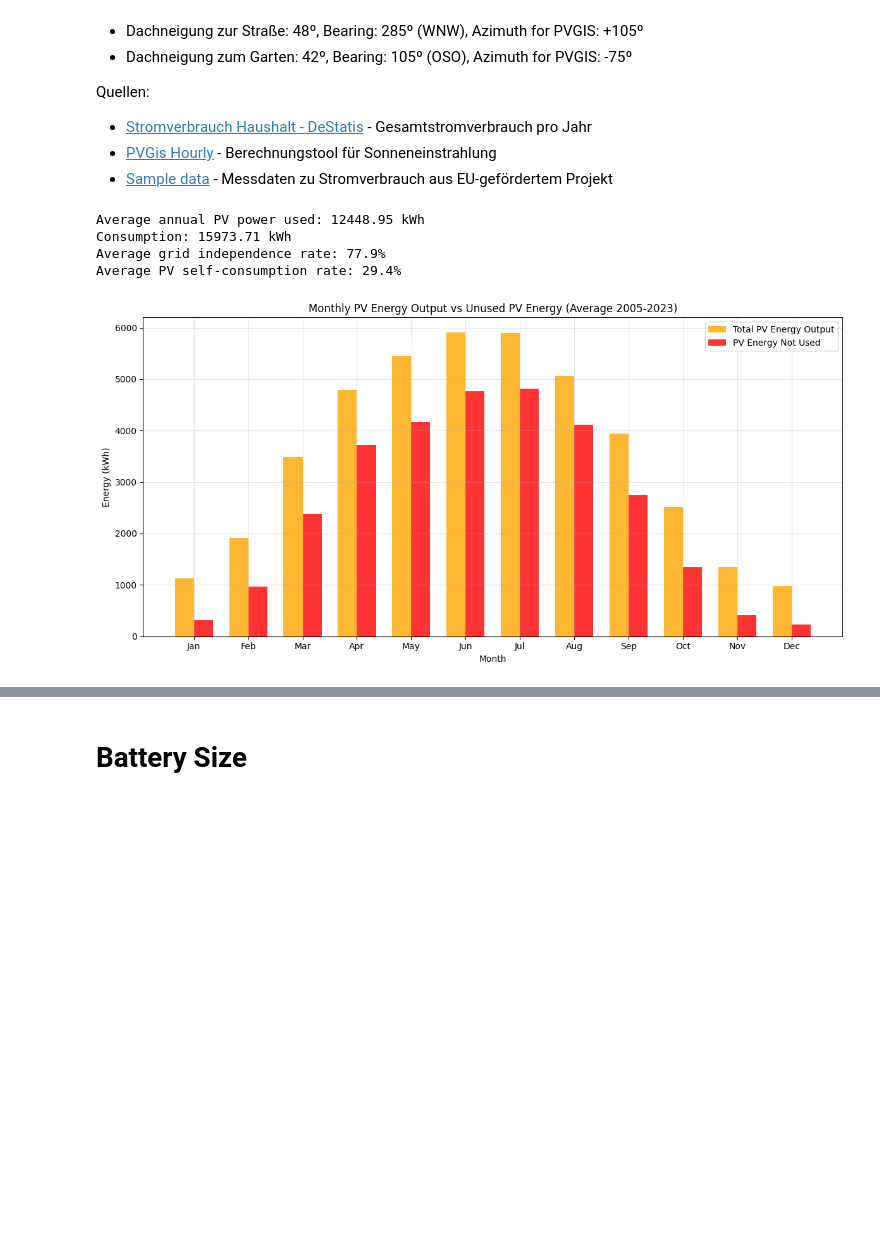
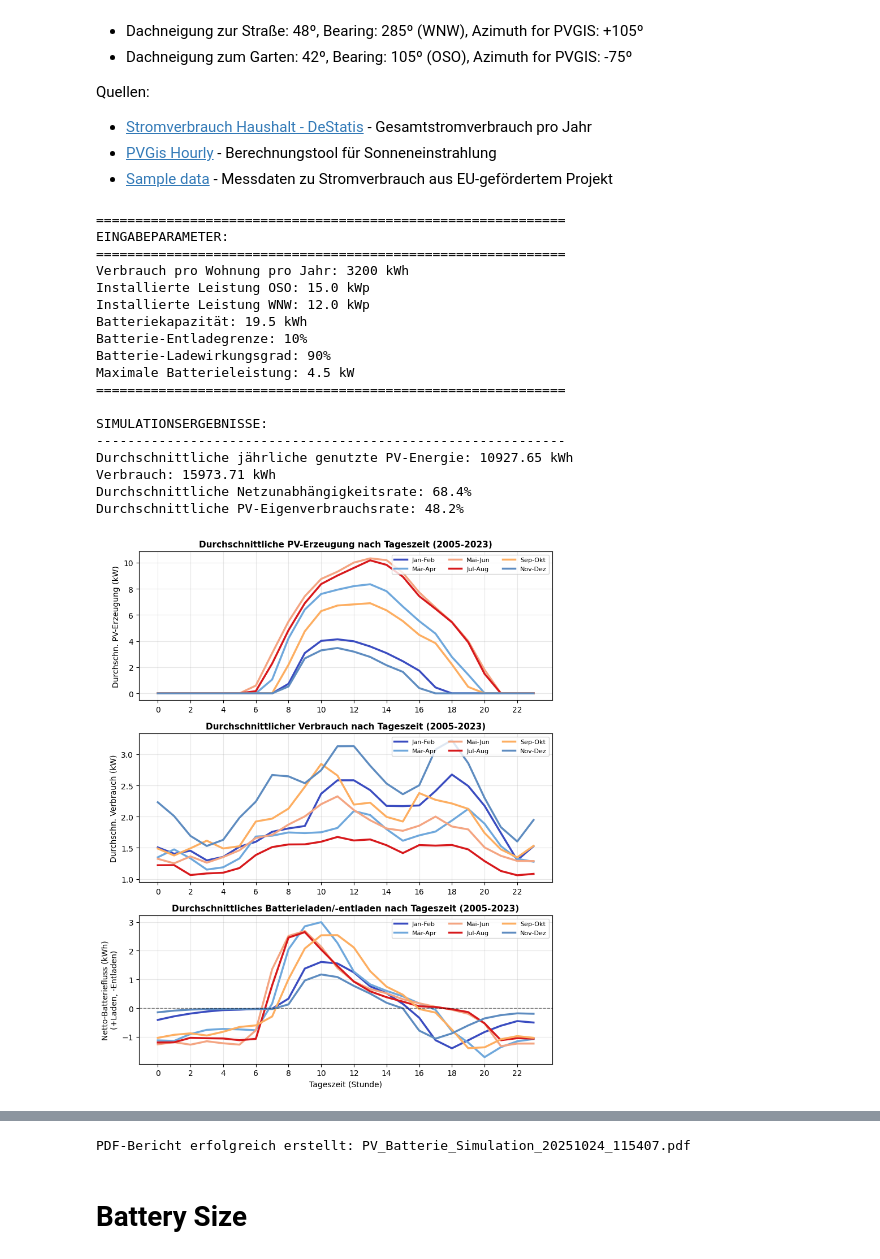
Before and after one commit to maierbn/pv-eigenverbrauch-analysis, a Jupyter notebook: compact_analysis.ipynb, the cells around one changed output, grey strips where cells are left out. Saved outputs shown, nothing was run; the diff lists cells and outputs as text; code cells hidden in the pictures; blank space fills up the shorter version.

```diff
--- a/compact_analysis.ipynb
+++ b/compact_analysis.ipynb
@@ -69,15 +69,30 @@ import matplotlib.pyplot as plt
 # %%
 battery_simulation.run_pv_battery_simulation(
     consumption_per_flat_per_year_kWh = 3200,  # kWh
-    installed_power_oso_kWp = 30,  # kWp
-    installed_power_wnw_kWp = 20,  # kWp
-    battery_capacity_kWh = 20,  # kWh
+    installed_power_oso_kWp = 15,  # kWp
+    installed_power_wnw_kWp = 12,  # kWp
+    battery_capacity_kWh = 19.5,  # kWh, available: 6.5, 9.75, 13, 16.25, 19.5
     battery_discharge_cutoff_limit = 0.1,  # 10% minimum charge
-    battery_charge_efficiency = 0.95  # 95% efficiency when charging
+    battery_charge_efficiency = 0.9,  # 90% efficiency when charging/discharging
+    battery_max_power_kW=4.5,  # 4.5 kW max power of battery
 )
 # %% [output]
-Average annual PV power used: 12448.95 kWh
-Consumption: 15973.71 kWh
-Average grid independence rate: 77.9%
-Average PV self-consumption rate: 29.4%
+============================================================
+EINGABEPARAMETER:
+============================================================
+Verbrauch pro Wohnung pro Jahr: 3200 kWh
+Installierte Leistung OSO: 15.0 kWp
+Installierte Leistung WNW: 12.0 kWp
+Batteriekapazität: 19.5 kWh
+Batterie-Entladegrenze: 10%
+Batterie-Ladewirkungsgrad: 90%
+Maximale Batterieleistung: 4.5 kW
+============================================================
+
+SIMULATIONSERGEBNISSE:
+------------------------------------------------------------
+Durchschnittliche jährliche genutzte PV-Energie: 10927.65 kWh
+Verbrauch: 15973.71 kWh
+Durchschnittliche Netzunabhängigkeitsrate: 68.4%
+Durchschnittliche PV-Eigenverbrauchsrate: 48.2%
-[figure, old version]
+[figure, new version]
@@ -85,3 +101,4 @@ Average PV self-consumption rate: 29.4%
+PDF-Bericht erfolgreich erstellt: PV_Batterie_Simulation_20251024_115407.pdf
 # %% [markdown]
 # Battery Size
 # %%
```
Also changed, not shown: parts of 6 cells of this notebook, 17 other files.
